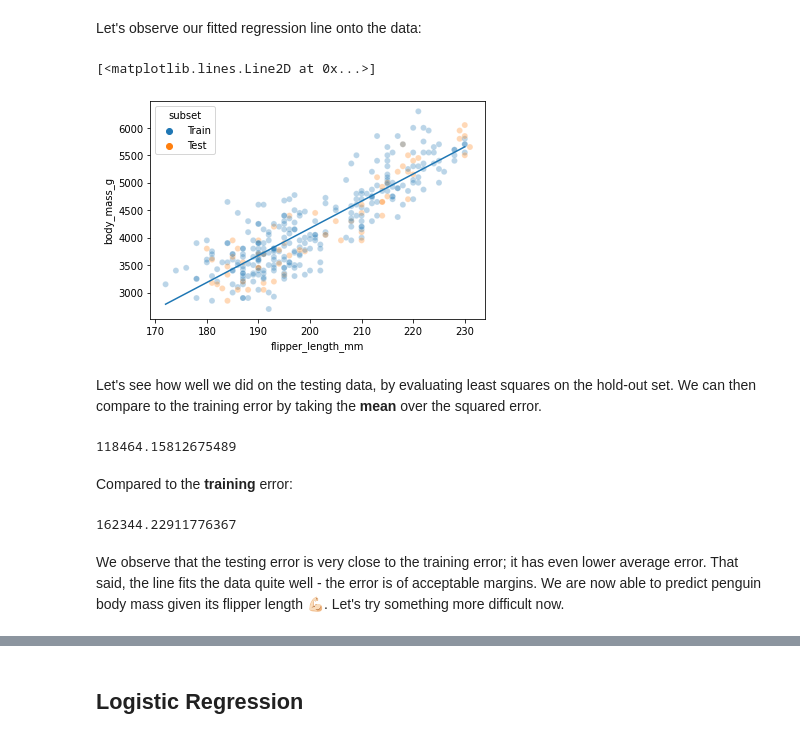
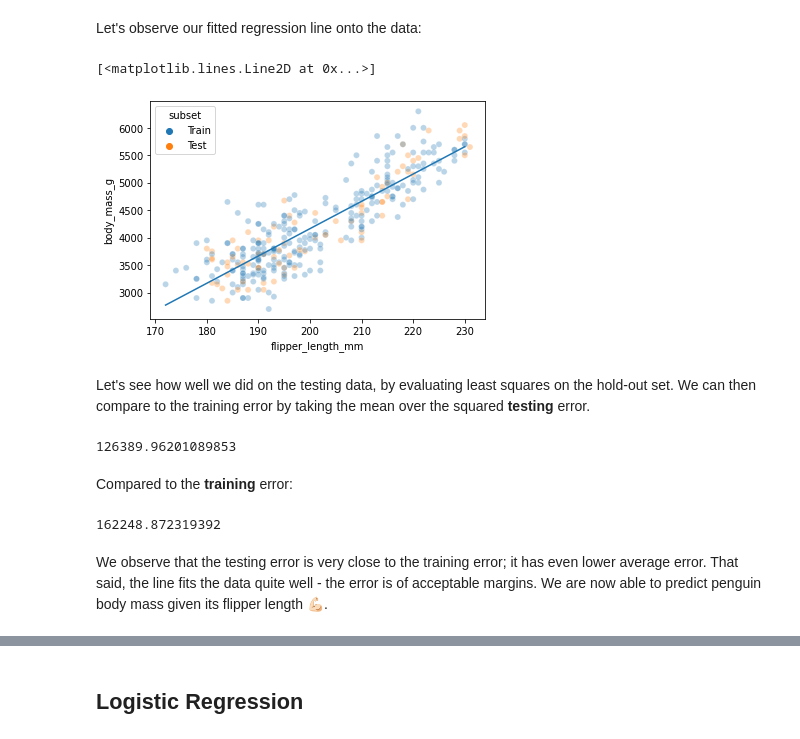
Before and after one commit to dunnkers/linear-regression-to-neural-networks, a Jupyter notebook: main.ipynb, the cells around one changed output, grey strips where cells are left out. Drawn from its saved outputs; the diff is of its cells as text; code cells hidden in the pictures.

```diff
--- a/main.ipynb
+++ b/main.ipynb
@@ -29,12 +29,12 @@ The other quantitative variables are the `flipper_length_mm` (length of penguin
 Also, before conducting any experiments, let's split the dataset into a training and testing subset. Splitting the dataset into training and hold-out testing sets is a common practice called Cross Validation - allowing us to get a more reliable estimate of the generalization performance of the estimator. We hold out 1/5th of the data for testing and use the rest for training.
 # %%
 rs = np.random.RandomState(34)
-test = rs.choice(data.index, len(data) // 5)
+test = rs.choice(data.index, len(data) // 4)
 train = data.index[~data.index.isin(test)]
 data.loc[train, 'subset'] = 'Train'
 data.loc[test, 'subset'] = 'Test'
+data_train = data[data['subset'] == 'Train']
 data_test = data[data['subset'] == 'Test']
-data_train = data[data['subset'] == 'Train']
 data.groupby('subset').count()[['species']]
 # %% [output]
 |  | species |
@@ -59,5 +63,5 @@ Body mass seems to correlate with **flipper length**. The longer the penguin fli
 # %%
-data['bias'] = 1
-X = data_train[['bias', 'flipper_length_mm']].values
+X1 = data_train['flipper_length_mm'].values
+X = np.column_stack([np.ones_like(X1), X1])
 Y = data_train[['body_mass_g']].values
 # %% [markdown]
@@ -83,32 +85,31 @@ y = lambda x: (x @ β).item()
 Let's observe our fitted regression line onto the data:
 # %%
 import matplotlib.pyplot as plt
-sns.scatterplot(data=data,
-    x='flipper_length_mm',
-    y='body_mass_g',
-    hue='subset',
-    alpha=0.3)
+sns.scatterplot(data=data, x='flipper_length_mm', y='body_mass_g',
+    hue='subset', alpha=0.3, hue_order=['Train', 'Test'])
 x_values = data['flipper_length_mm'].astype('int')
 x_ticks = range(x_values.min(), x_values.max())
 y_pred = [y([1, x]) for x in x_ticks]
 plt.plot(x_ticks, y_pred)
 # %% [output]
 [<matplotlib.lines.Line2D at 0x...>]
-[figure, old version]
+[figure, new version]
 # %% [markdown]
-Let's see how well we did on the testing data, by evaluating least squares on the hold-out set. We can then compare to the training error by taking the **mean** over the squared error.
+Let's see how well we did on the testing data, by evaluating least squares on the hold-out set. We can then compare to the training error by taking the mean over the squared **testing** error.
 # %%
-X_ = data_test[['bias', 'flipper_length_mm']].values
+X1_ = data_test['flipper_length_mm'].values
+X_ = np.column_stack([np.ones_like(X1_), X1_])
 Y_ = data_test[['body_mass_g']].values
+
 MSE = lambda X, Y: np.transpose(Y - X @ β) @ (Y - X @ β) / len(X)
 MSE(X_, Y_).item()
 # %% [output]
-118464.15812675489
+126389.96201089853
 # %% [markdown]
 Compared to the **training** error:
 # %%
 MSE(X, Y).item()
 # %% [output]
-162344.22911776367
+162248.872319392
 # %% [markdown]
-We observe that the testing error is very close to the training error; it has even lower average error. That said, the line fits the data quite well - the error is of acceptable margins. We are now able to predict penguin body mass given its flipper length 💪🏻. Let's try something more difficult now.
+We observe that the testing error is very close to the training error; it has even lower average error. That said, the line fits the data quite well - the error is of acceptable margins. We are now able to predict penguin body mass given its flipper length 💪🏻.
```
Also changed, not shown: parts of 19 cells of this notebook.
